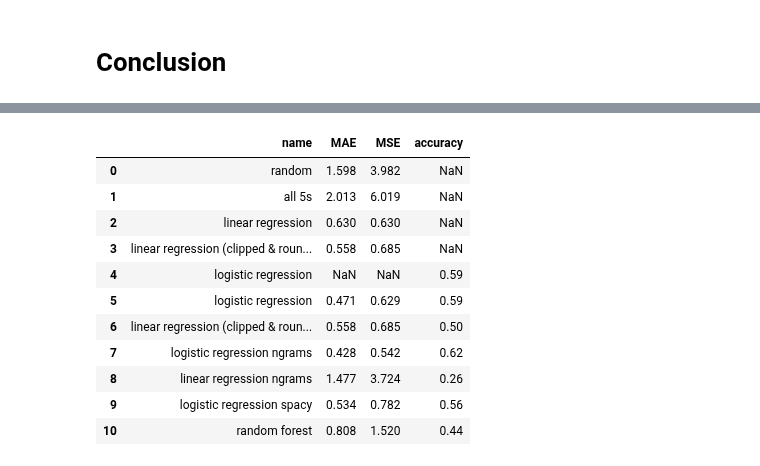
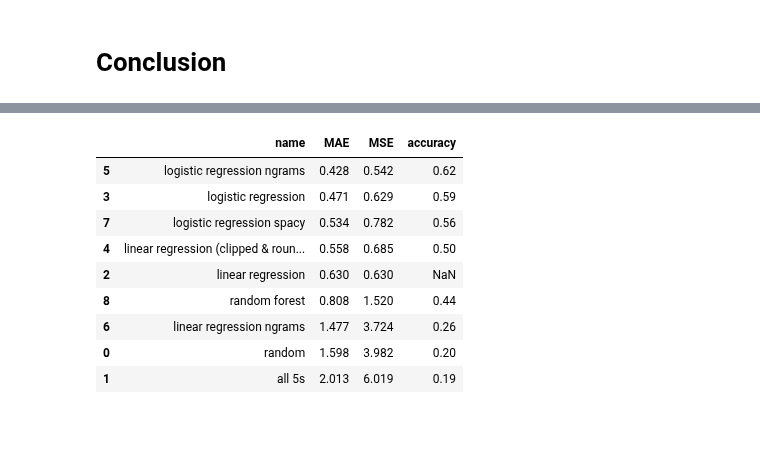
Before and after one commit to Knerten0815/data_science_course, a Jupyter notebook: notebooks/portfolio 3/data_science_MMI_portfolio_03_sentiment_analysis_template.ipynb, the cells around one changed output, grey strips where cells are left out. Saved outputs shown, nothing was run; the diff lists cells and outputs as text; code cells hidden in the pictures; blank space fills up the shorter version.

```diff
--- a/notebooks/portfolio 3/data_science_MMI_portfolio_03_sentiment_analysis_template.ipynb
+++ b/notebooks/portfolio 3/data_science_MMI_portfolio_03_sentiment_analysis_template.ipynb
@@ -398,5 +405,7 @@ weighted avg       0.04      0.19      0.06     18151
 # %%
-conclusion_df = pd.DataFrame(columns=["name", "MAE", "MSE", "accuracy"], data=[["random", 1.598, 3.982, 0.2], ["all 5s", 2.013, 6.019, 0.19]])
+conclusion_df = pd.DataFrame(columns=["name", "MAE", "MSE", "accuracy"],
+                             data=[ ["random", 1.598, 3.982, 0.2],
+                                    ["all 5s", 2.013, 6.019, 0.19] ])
 conclusion_df
 # %% [output]
 |  | name | MAE | MSE | accuracy |
@@ -1098,29 +1191,13 @@ The logistic regression model with the tfidf-ngrams is the best perfroming model
-# %%
-new_entry1 = pd.DataFrame({
-    'name': ['logistic regression spacy'],
-    'MAE': [0.534],
-    'MSE': [0.782],
-    'accuracy': [0.56]
-})
-
-new_entry2 = pd.DataFrame({
-    'name': ['random forest'],
-    'MAE': [0.808],
-    'MSE': [1.520],
-    'accuracy': [0.44]
-})
-conclusion_df = pd.concat([conclusion_df, new_entry1, new_entry2], ignore_index=True)
-conclusion_df
-# %% [output]
-|  | name | MAE | MSE | accuracy |
-| 0 | random | 1.598 | 3.982 | NaN |
-| 1 | all 5s | 2.013 | 6.019 | NaN |
-| 2 | linear regression | 0.630 | 0.630 | NaN |
-| 3 | linear regression (clipped & roun... | 0.558 | 0.685 | NaN |
-| 4 | logistic regression | NaN | NaN | 0.59 |
-| 5 | logistic regression | 0.471 | 0.629 | 0.59 |
-| 6 | linear regression (clipped & roun... | 0.558 | 0.685 | 0.50 |
-| 7 | logistic regression ngrams | 0.428 | 0.542 | 0.62 |
-| 8 | linear regression ngrams | 1.477 | 3.724 | 0.26 |
-| 9 | logistic regression spacy | 0.534 | 0.782 | 0.56 |
-| 10 | random forest | 0.808 | 1.520 | 0.44 |
+# %%
+conclusion_df.sort_values(by="MAE")
+# %% [output]
+|  | name | MAE | MSE | accuracy |
+| 5 | logistic regression ngrams | 0.428 | 0.542 | 0.62 |
+| 3 | logistic regression | 0.471 | 0.629 | 0.59 |
+| 7 | logistic regression spacy | 0.534 | 0.782 | 0.56 |
+| 4 | linear regression (clipped & roun... | 0.558 | 0.685 | 0.50 |
+| 2 | linear regression | 0.630 | 0.630 | NaN |
+| 8 | random forest | 0.808 | 1.520 | 0.44 |
+| 6 | linear regression ngrams | 1.477 | 3.724 | 0.26 |
+| 0 | random | 1.598 | 3.982 | 0.20 |
+| 1 | all 5s | 2.013 | 6.019 | 0.19 |
```
Also changed, not shown: parts of 39 cells of this notebook.
